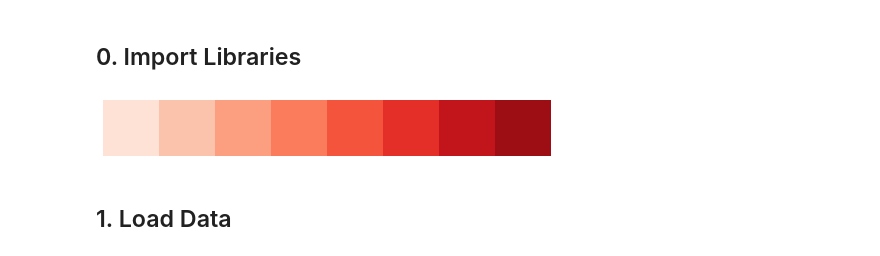
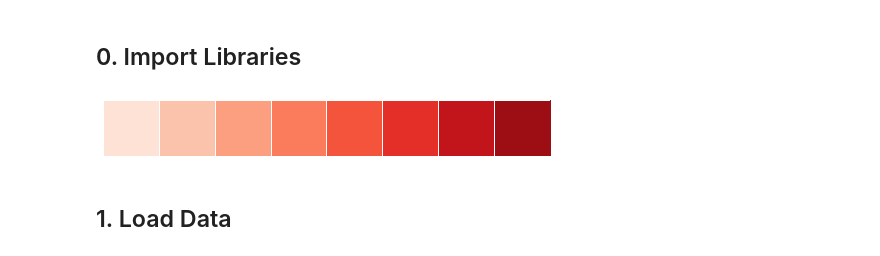
Before and after one commit to carolynamorris/SanFranciscoCrimeClassification, a Jupyter notebook: classification.ipynb, the cells around one changed output. Cells and saved outputs as stored; diff of their text form; code cells hidden in the pictures.

```diff
--- a/classification.ipynb
+++ b/classification.ipynb
@@ -20,12 +20,12 @@ from matplotlib.colors import ListedColormap
 pd.set_option("display.max_columns", 30)
 # %%
 # Set color palette
-sns.set_style('dark')
+sns.set_style('darkgrid')
 sns.palplot(sns.color_palette('Reds', 8))
 palette = sns.color_palette('Reds', 8)
 my_cmap = ListedColormap(palette)
 # %% [output]
-[figure, old version]
+[figure, new version]
 # %% [markdown]
 ## 1. Load Data
 # %%
```
Also changed, not shown: parts of 2 cells of this notebook.
